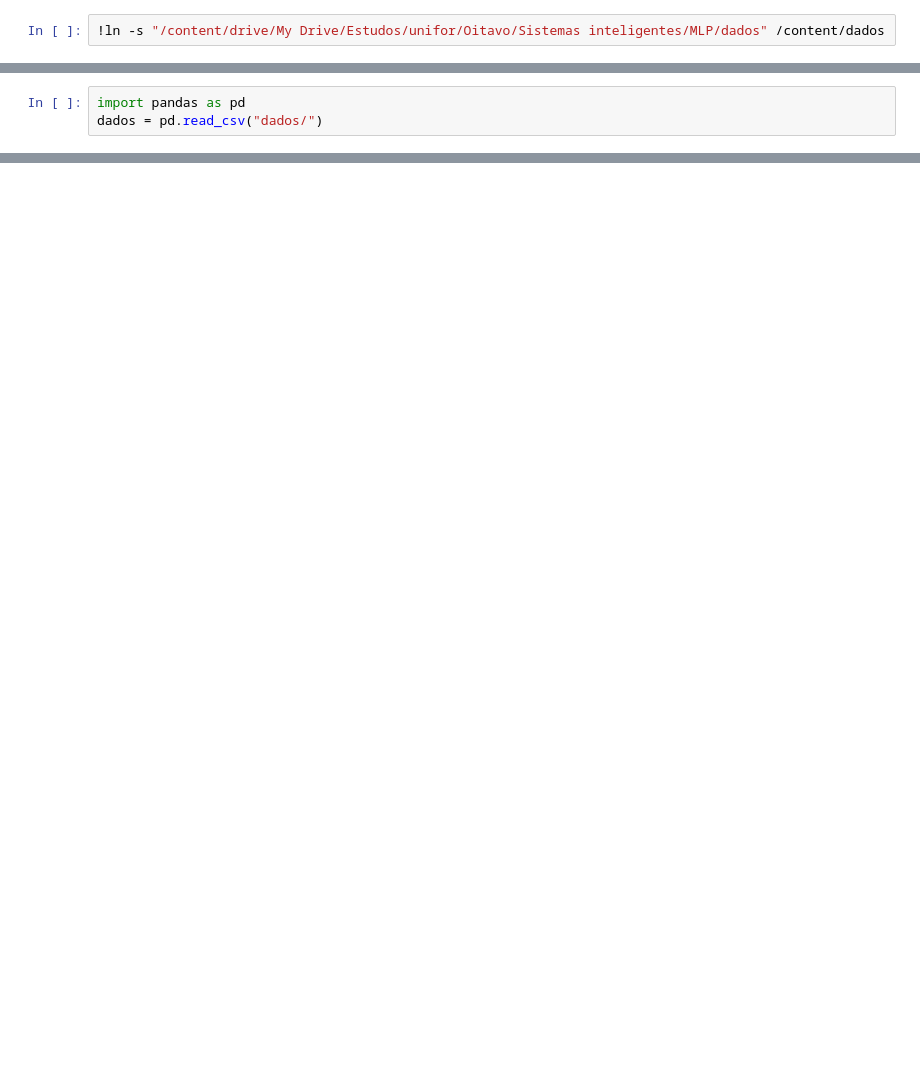
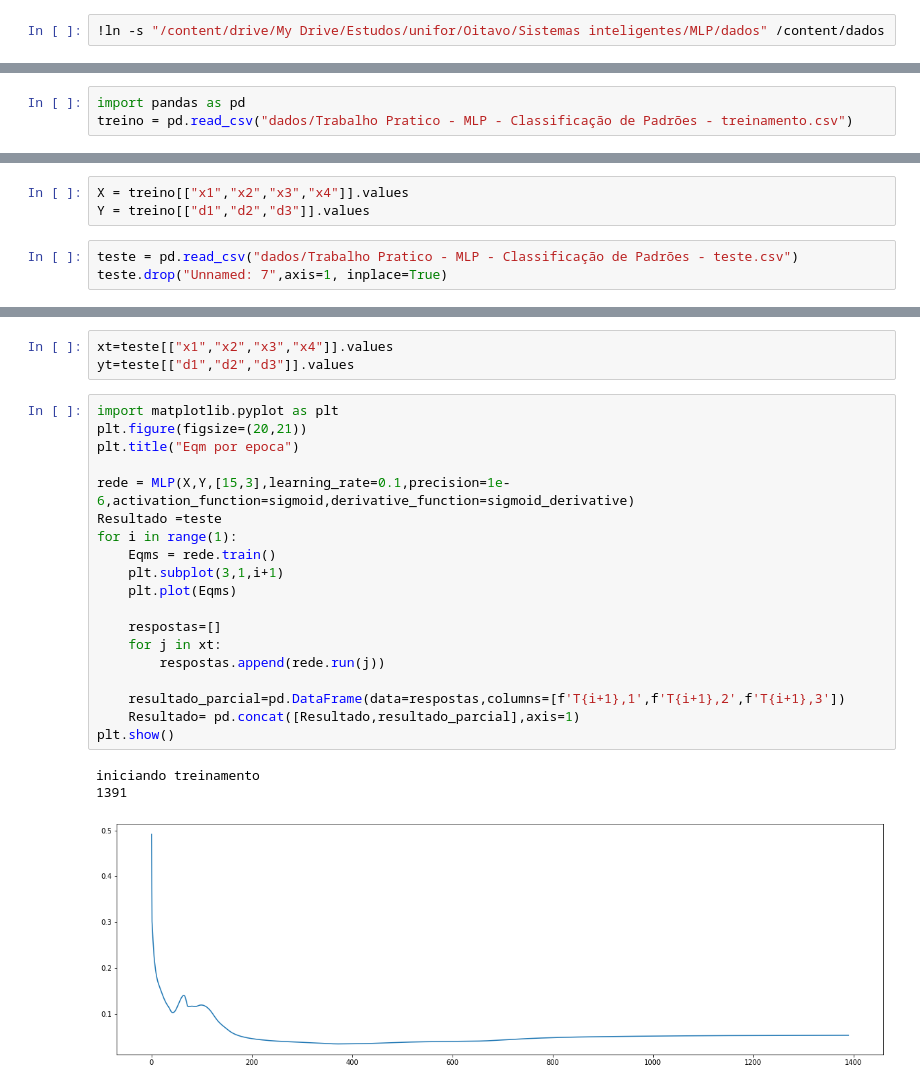
Before and after one commit to pattrickx/Sistemas_inteligentes, a Jupyter notebook: arquivos-notebooks/MLP/MLP.ipynb, the cells around one changed output, grey strips where cells are left out. Drawn from its saved outputs; the diff is of its cells as text; blank space fills up the shorter version.

```diff
--- a/arquivos-notebooks/MLP/MLP.ipynb
+++ b/arquivos-notebooks/MLP/MLP.ipynb
@@ -71,4 +118,4 @@ class MLP:
         return eq/len(self.output_values)
 # %%
 import pandas as pd
-dados = pd.read_csv("dados/")
+treino = pd.read_csv("dados/Trabalho Pratico - MLP - Classificação de Padrões - treinamento.csv")
@@ -74,0 +131,6 @@ dados = pd.read_csv("dados/")
+# %%
+X = treino[["x1","x2","x3","x4"]].values
+Y = treino[["d1","d2","d3"]].values
+# %%
+teste = pd.read_csv("dados/Trabalho Pratico - MLP - Classificação de Padrões - teste.csv")
+teste.drop("Unnamed: 7",axis=1, inplace=True)
@@ -74,0 +146,26 @@ dados = pd.read_csv("dados/")
+# %%
+xt=teste[["x1","x2","x3","x4"]].values
+yt=teste[["d1","d2","d3"]].values
+# %%
+import matplotlib.pyplot as plt
+plt.figure(figsize=(20,21))
+plt.title("Eqm por epoca")
+
+rede = MLP(X,Y,[15,3],learning_rate=0.1,precision=1e-6,activation_function=sigmoid,derivative_function=sigmoid_derivative)
+Resultado =teste
+for i in range(1):
+    Eqms = rede.train()
+    plt.subplot(3,1,i+1)
+    plt.plot(Eqms)
+
+    respostas=[]
+    for j in xt:
+        respostas.append(rede.run(j))
+
+    resultado_parcial=pd.DataFrame(data=respostas,columns=[f'T{i+1},1',f'T{i+1},2',f'T{i+1},3'])
+    Resultado= pd.concat([Resultado,resultado_parcial],axis=1)
+plt.show()
+# %% [output]
+iniciando treinamento
+1391
+[figure, added]
```
Also changed, not shown: parts of 6 cells of this notebook, 7 other files.
